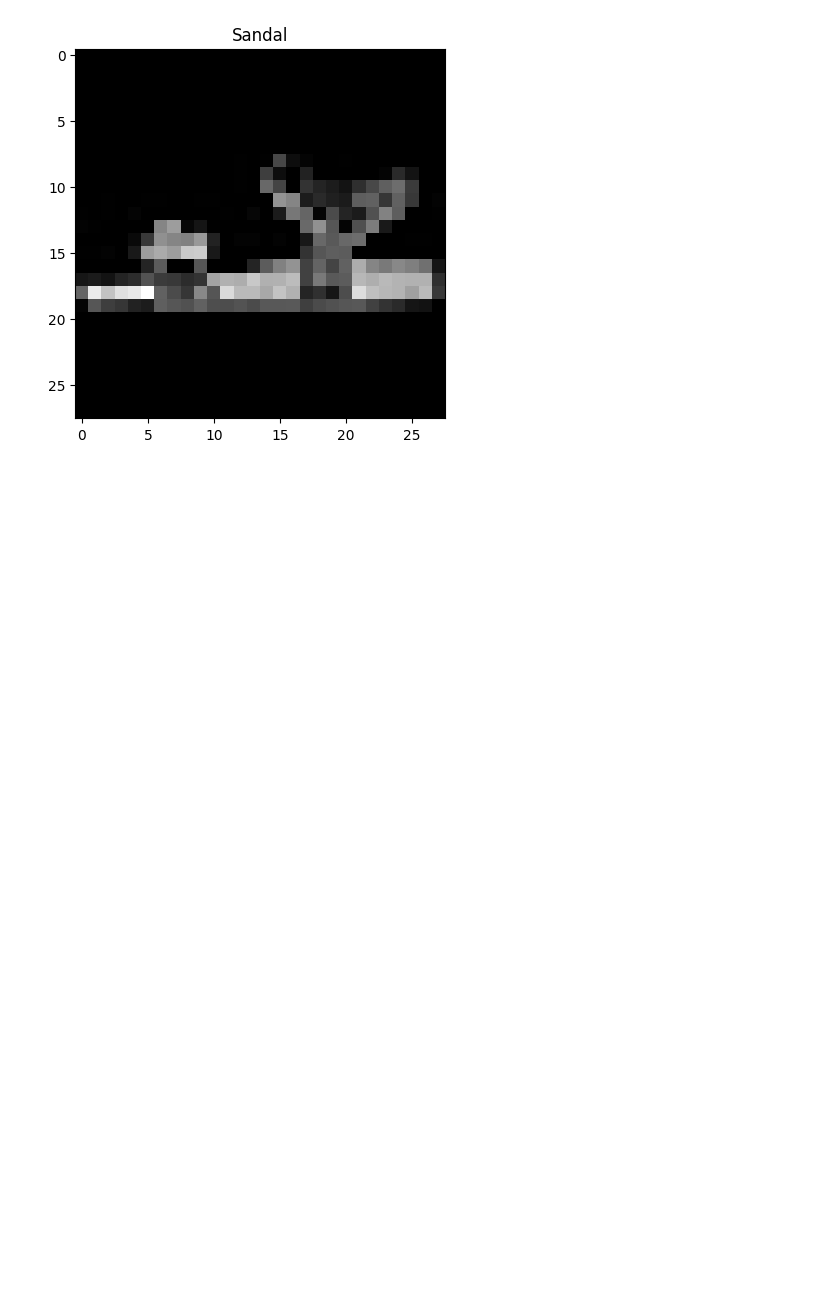
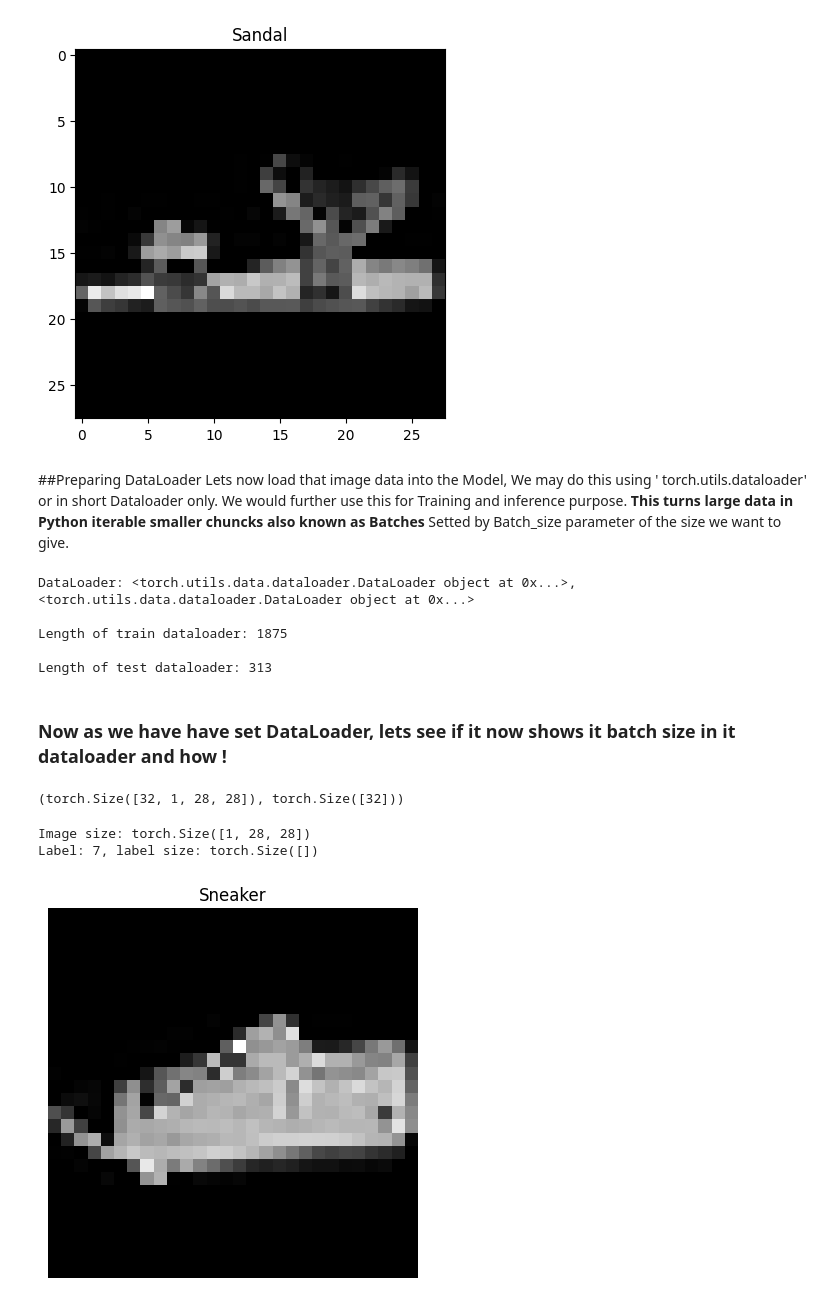
Before and after one commit to Ayushsan1/Pytorch-Implementation-and-Foundation, a Jupyter notebook: _03_ComputerVision_in_PyTorch.ipynb, the cells around one changed output. Saved outputs shown, nothing was run; the diff lists cells and outputs as text; code cells hidden in the pictures; blank space fills up the shorter version.

Commit message:
ComputerVision Multi class classification using PyTorch on FashionMINST image dataset

```diff
--- a/_03_ComputerVision_in_PyTorch.ipynb
+++ b/_03_ComputerVision_in_PyTorch.ipynb
@@ -127,3 +115,57 @@ plt.imshow(image.squeeze(), cmap="gray")
 plt.title(class_names[label]);
 # %% [output]
 [figure]
+# %% [markdown]
+##Preparing DataLoader
+Lets now load that image data into the Model, We may do this using ' torch.utils.dataloader' or in short Dataloader only.
+We would further use this for Training and inference purpose. **This turns large data in Python iterable smaller chuncks also known as Batches** Setted by Batch_size parameter of the size we want to give.
+# %%
+from numpy.matrixlib import test
+from torch.utils.data import DataLoader
+
+#Define a batch size (here 32 fits for kind of most datasets)
+BATCH_SIZE=32
+
+#turning data in chunks (batches) - here training data
+train_dataloader = DataLoader(train_data,
+                              batch_size=BATCH_SIZE,
+                              shuffle=True) #shuffle data at every epoch - to not let model memorise the data (for generalisation)
+
+test_dataloader = DataLoader(test_data,
+                             batch_size=BATCH_SIZE,
+                             shuffle=False) #don't want to shuffle test data because esting evaluates model performance under consistent, reproducible conditions
+
+print(f"DataLoader: {train_dataloader}, {test_dataloader}\n")
+print(f"Length of train dataloader: {len(train_dataloader)}\n") # returns how many batch of 32 ran to cover whole data of 60000
+print(f"Length of test dataloader: {len(test_dataloader)}")
+# %% [output]
+DataLoader: <torch.utils.data.dataloader.DataLoader object at 0x...>, <torch.utils.data.dataloader.DataLoader object at 0x...>
+
+Length of train dataloader: 1875
+
+Length of test dataloader: 313
+# %% [markdown]
+### Now as we have have set DataLoader, lets see if it now shows it batch size in it dataloader and how !
+# %%
+# seeing inside the training dataloader
+# iter() turns the loader into an iterator,
+# and next() grabs the first batch. Unpacking yields feature tensors (train_features_batch) and label tensors (train_labels_batch),
+# and checking .shape reveals their dimensions
+train_features_batch, train_labels_batch = next(iter(train_dataloader))
+train_features_batch.shape, train_labels_batch.shape
+# %% [output]
+(torch.Size([32, 1, 28, 28]), torch.Size([32]))
+# %%
+# lets see an sample
+torch.manual_seed(42)
+random_idx = torch.randint(0, len(train_features_batch), size=[1]).item() #fetches random index from the feature_batch
+img, label = train_features_batch[random_idx], train_labels_batch[random_idx]
+plt.imshow(img.squeeze(), cmap="grey")
+plt.title(class_names[label])
+plt.axis("Off");
+print(f"Image size: {img.shape}")
+print(f"Label: {label}, label size: {label.shape}")
+# %% [output]
+Image size: torch.Size([1, 28, 28])
+Label: 7, label size: torch.Size([])
+[figure, added]
```
Also changed, not shown: parts of 11 cells of this notebook.
